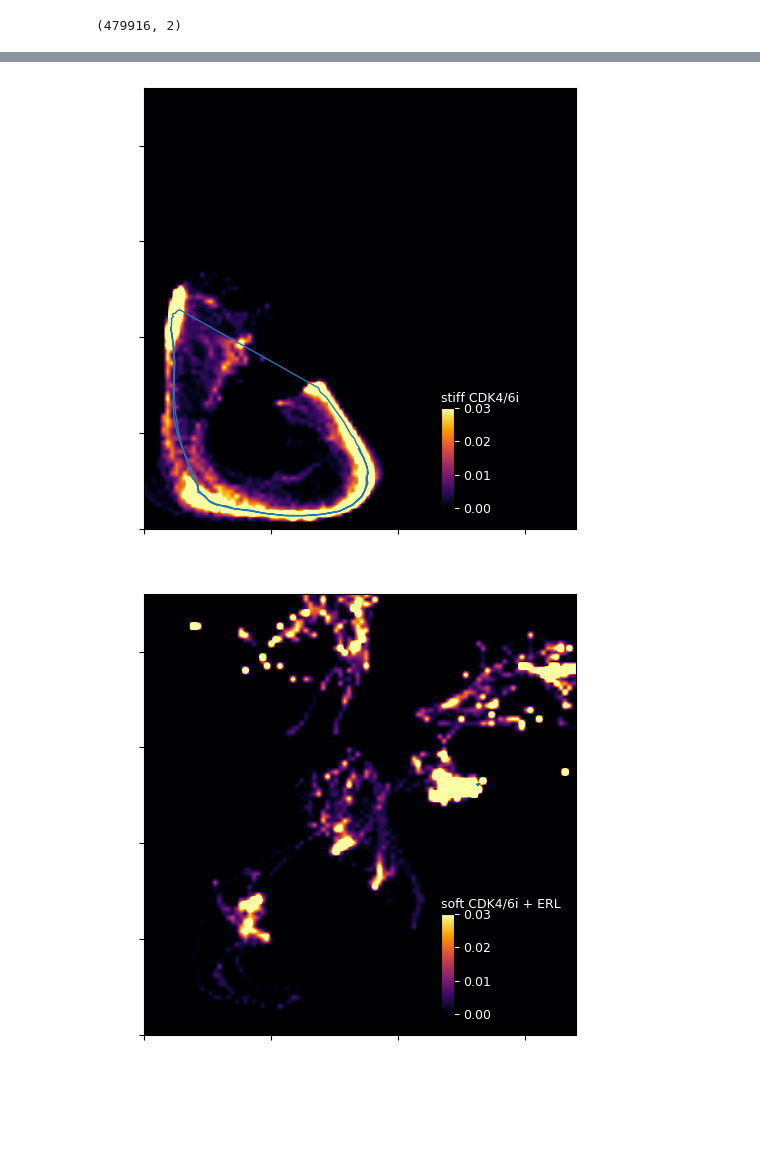
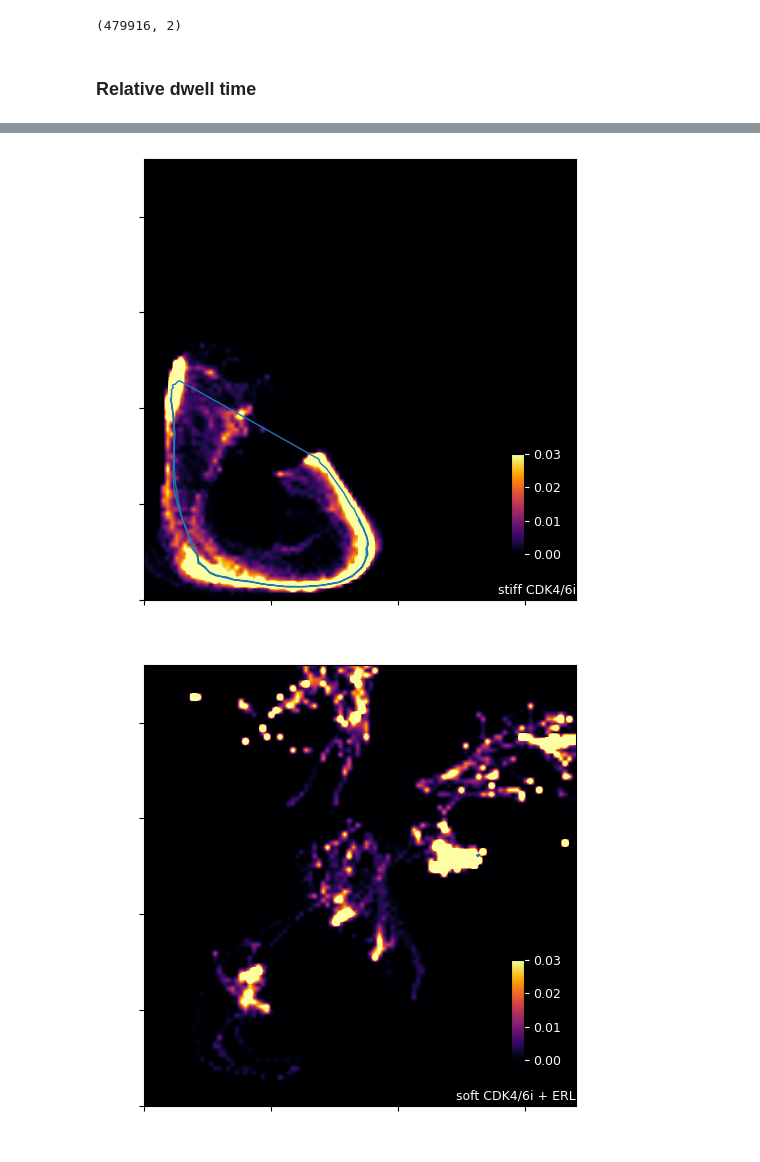
Before and after one commit to QuLab-VU/ECM_cell_cycle_model, a Jupyter notebook: Figures/Fig7/Fig7.ipynb, the cells around one changed output, grey strips where cells are left out. Drawn from its saved outputs; the diff is of its cells as text; code cells hidden in the pictures; blank space fills up the shorter version.

```diff
--- a/Figures/Fig7/Fig7.ipynb
+++ b/Figures/Fig7/Fig7.ipynb
@@ -175,3 +173,5 @@ mit_win_erl_099, time_win_erl_099, umap_win_erl_099 = restructProt(erl_099_prot_
+# %% [markdown]
+### Relative dwell time
 # %%
 # plot parameters
 size = (5,5)
@@ -187,15 +187,15 @@ params = {'axes.titley': 1,
          'ytick.labelsize': 14}
 plt.rcParams.update(params)
 
-for cond_i,cond_x in enumerate([5,8,9,10,11,]):
+for i in [5,8,9,10,11,]:
 
-    prot_df = dat_by_index(all_prot, cond_x)
-    emb_df = dat_by_index(embed_dat, cond_x)
-    time_df = dat_by_index(all_time_tmp, cond_x)
+    prot_df = dat_by_index(all_prot, i)
+    emb_df = dat_by_index(embed_dat, i)
+    time_df = dat_by_index(all_time_tmp, i)
 
     _, _, umap_win = restructProt(prot_df, emb_df, time_df)
 
-    condition = cond[cond_x]
+    condition = cond[i]
     cond_name = condition.replace(' ', '_')
     cond_name = cond_name.replace('/', '')
 
@@ -213,15 +213,15 @@ for cond_i,cond_x in enumerate([5,8,9,10,11,]):
     ax = fig.gca()
 
     # tmp = embed_dat_ode[i*ode_l:(i*ode_l+plot_ode_len[i]),:]
-    tmp = dat_by_index(embed_dat_ode , cond_x)
+    tmp = dat_by_index(embed_dat_ode, i)
 
     im = plt.imshow((np.rot90(H)), extent=[xmin, xmax, ymin, ymax],
                     interpolation='bilinear', cmap='inferno', aspect='auto')
     im.set_clim(0, 0.03)
 
-    plt.plot(embed_dat_ode[cond_x*ode_l:(cond_x*ode_l+plot_ode_len[cond_x]),0],
-            embed_dat_ode[cond_x*ode_l:(cond_x*ode_l+plot_ode_len[cond_x]),1],
-            lw=1, alpha=1)
+    plt.plot(embed_dat_ode[i*ode_l:(i*ode_l+plot_ode_len[i]),0],
+             embed_dat_ode[i*ode_l:(i*ode_l+plot_ode_len[i]),1],
+             lw=1, alpha=1)
 
     plt.xlim(-7,10)
     plt.ylim(-3,20)
@@ -231,13 +231,12 @@ for cond_i,cond_x in enumerate([5,8,9,10,11,]):
     plt.xticks(color='w')
     plt.yticks(color='w')
 
-    # cbar_ax = fig.add_axes([0.84, 0.73, 0.025, 0.2])
-    cbar_ax = fig.add_axes([0.7, 0.13, 0.025, 0.2])
+    cbar_ax = fig.add_axes([0.84, 0.18, 0.025, 0.2])
     cb = fig.colorbar(im, cax=cbar_ax)
     cb.ax.tick_params(labelsize=9)
     cb.ax.yaxis.set_tick_params(color='white')
     plt.setp(plt.getp(cb.ax.axes, 'yticklabels'), color='white')
-    plt.title(f'{condition}', color='w', fontsize=9, loc='left')
+    ax.set_title(condition, y=0, pad=5, loc='right', fontsize=9, color='white')
 
     filepath = Path(SAVE_DIR,f'{cond_name}_CDK46i_UMAP_heatmap.png')
     if SAVEFILES and (not filepath.exists() or OVERWRITE):
@@ -247,2 +246,2 @@ for cond_i,cond_x in enumerate([5,8,9,10,11,]):
-[figure, old version]
+[figure, new version]
-[figure, old version]
+[figure, new version]
```
Also changed, not shown: parts of 6 cells of this notebook.
